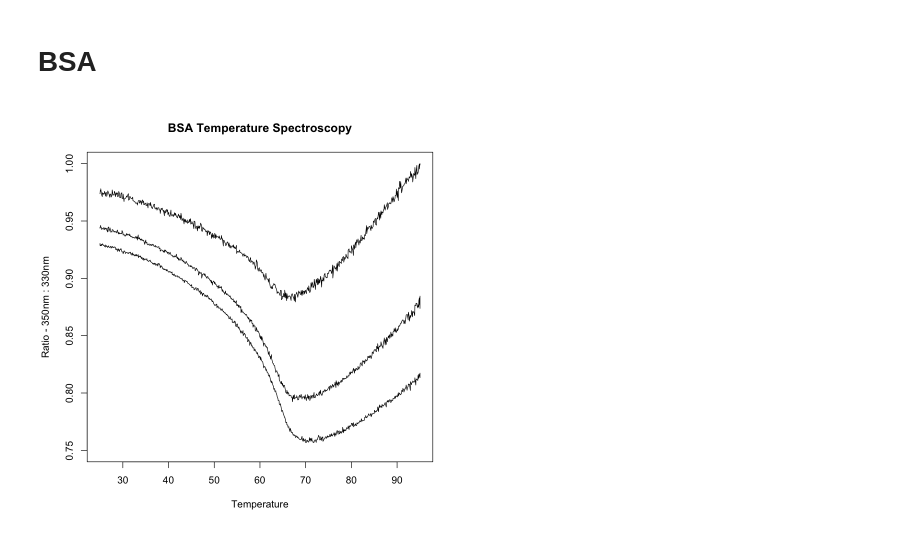
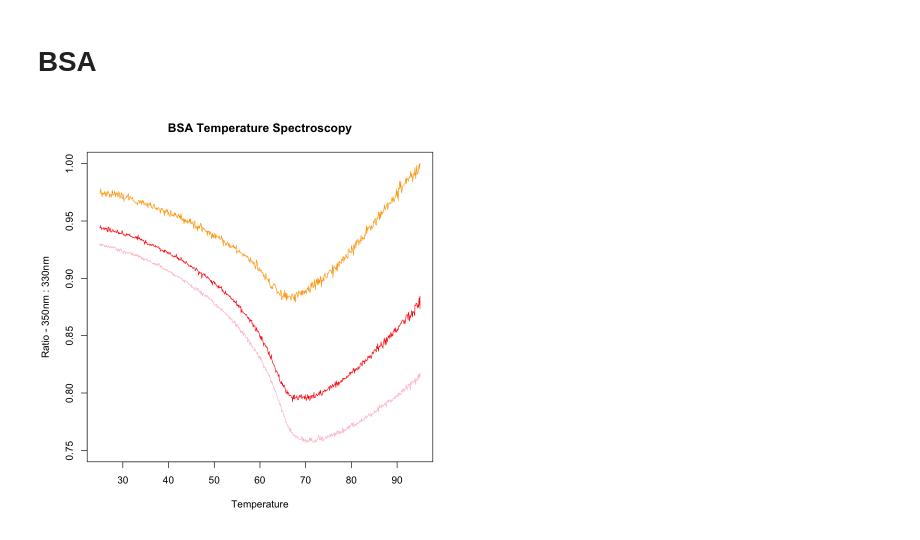
Before and after one commit to zrthxn/molbiolab, a Jupyter notebook: temp-unfolding.ipynb, the cells around one changed output. Saved outputs shown, nothing was run; the diff lists cells and outputs as text; code cells hidden in the pictures.

```diff
--- a/temp-unfolding.ipynb
+++ b/temp-unfolding.ipynb
@@ -1,6 +1,6 @@
 # %%
 library("patchwork")
-data = read.csv("tempuf_30-36_MasineAli.csv")
+data = read.csv("data/tempuf_30-36_MasineAli.csv")
 # %%
 colnames(data)
 # %% [output]
@@ -68,12 +68,12 @@ integer(0)
 # %%
 MAXBSA = max(data$Ratio.350.nm...330.nm.for.Cap.30)
 
-plot(x = data$Temperature.for.Cap.30...C., y = data$Ratio.350.nm...330.nm.for.Cap.30/MAXBSA,
+plot(x = data$Temperature.for.Cap.30...C., y = data$Ratio.350.nm...330.nm.for.Cap.30/MAXBSA, col = "orange",
      type = "l",
      ylim = c(0.75,1),
      xlab="Temperature", ylab="Ratio - 350nm : 330nm",
      main="BSA Temperature Spectroscopy")
-lines(x = data$Temperature.for.Cap.31...C., y = data$Ratio.350.nm...330.nm.for.Cap.31/MAXBSA)
-lines(x = data$Temperature.for.Cap.32...C., y = data$Ratio.350.nm...330.nm.for.Cap.32/MAXBSA)
+lines(x = data$Temperature.for.Cap.31...C., y = data$Ratio.350.nm...330.nm.for.Cap.31/MAXBSA, col = "red")
+lines(x = data$Temperature.for.Cap.32...C., y = data$Ratio.350.nm...330.nm.for.Cap.32/MAXBSA, col = "pink")
 # %% [output]
-[figure, old version]
+[figure, new version]
```
Also changed, not shown: parts of 1 cell of this notebook, 3 other files.
